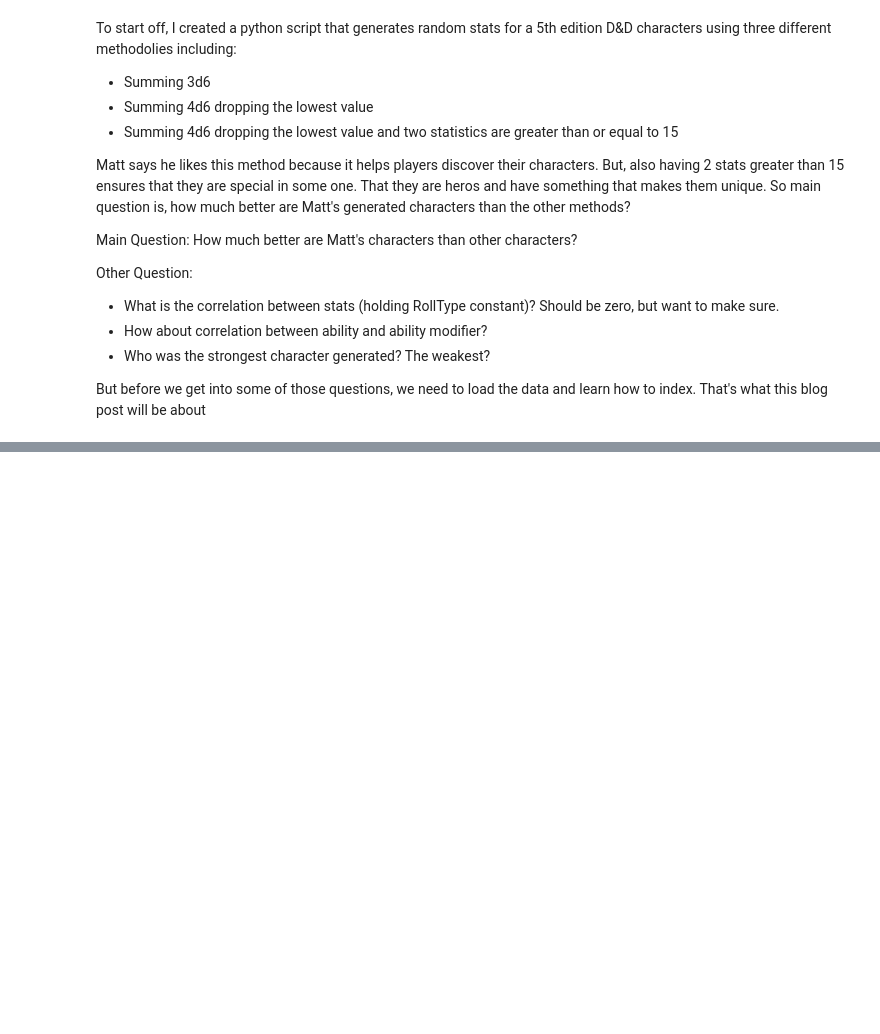
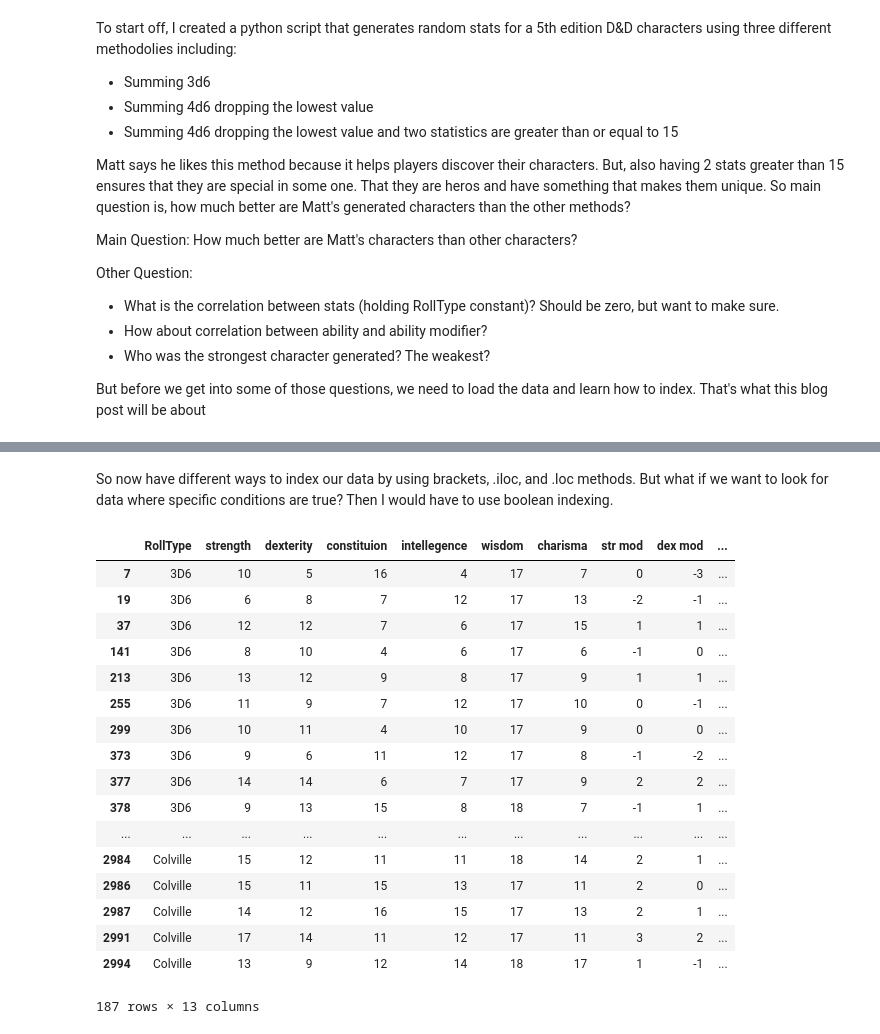
Before and after one commit to JohnErnestBonanno/5E_Stat_Gen, a Jupyter notebook: BlogPost1_Indexing.ipynb, the cells around one changed output, grey strips where cells are left out. Saved outputs shown, nothing was run; the diff lists cells and outputs as text; code cells hidden in the pictures; blank space fills up the shorter version.

Commit message:
Write indexing instructions

```diff
--- a/BlogPost1_Indexing.ipynb
+++ b/BlogPost1_Indexing.ipynb
@@ -34,0 +38,3 @@ But before we get into some of those questions, we need to load the data and lea
+# %%
+#read in data frame
+df = pd.read_csv('1000CharSimulated20seed.csv', index_col=0) #Setting index_col at 0 cleans up the data frame
@@ -34,0 +235,32 @@ But before we get into some of those questions, we need to load the data and lea
+# %% [markdown]
+So now have different ways to index our data by using brackets, .iloc, and .loc methods.  But what if we want to look for data where specific conditions are true?  Then I would have to use boolean indexing.
+# %%
+#say I really want to play a strong monk character with high wisdom AND high dexterity.
+#Using conditional formatting, I can search for where both of those statements are true.
+
+#To do boolean indexing need to use either the brackets or .loc (because .loc is purely interger based, it won't work)
+
+#Below returns a series saying where wisdom is true and false.
+df['wisdom'] >= 17
+
+#We can then use the above to select our data frame for only where wisdom is greater than or equal to 17
+df[df['wisdom'] >= 17] #Nice.  But now lets add the dexterity as well!
+# %% [output]
+|  | RollType | strength | dexterity | constituion | intellegence | wisdom | charisma | str mod | dex mod | ... |
+| 7 | 3D6 | 10 | 5 | 16 | 4 | 17 | 7 | 0 | -3 | ... |
+| 19 | 3D6 | 6 | 8 | 7 | 12 | 17 | 13 | -2 | -1 | ... |
+| 37 | 3D6 | 12 | 12 | 7 | 6 | 17 | 15 | 1 | 1 | ... |
+| 141 | 3D6 | 8 | 10 | 4 | 6 | 17 | 6 | -1 | 0 | ... |
+| 213 | 3D6 | 13 | 12 | 9 | 8 | 17 | 9 | 1 | 1 | ... |
+| 255 | 3D6 | 11 | 9 | 7 | 12 | 17 | 10 | 0 | -1 | ... |
+| 299 | 3D6 | 10 | 11 | 4 | 10 | 17 | 9 | 0 | 0 | ... |
+| 373 | 3D6 | 9 | 6 | 11 | 12 | 17 | 8 | -1 | -2 | ... |
+| 377 | 3D6 | 14 | 14 | 6 | 7 | 17 | 9 | 2 | 2 | ... |
+| 378 | 3D6 | 9 | 13 | 15 | 8 | 18 | 7 | -1 | 1 | ... |
+| ... | ... | ... | ... | ... | ... | ... | ... | ... | ... | ... |
+| 2984 | Colville | 15 | 12 | 11 | 11 | 18 | 14 | 2 | 1 | ... |
+| 2986 | Colville | 15 | 11 | 15 | 13 | 17 | 11 | 2 | 0 | ... |
+| 2987 | Colville | 14 | 12 | 16 | 15 | 17 | 13 | 2 | 1 | ... |
+| 2991 | Colville | 17 | 14 | 11 | 12 | 17 | 11 | 3 | 2 | ... |
+| 2994 | Colville | 13 | 9 | 12 | 14 | 18 | 17 | 1 | -1 | ... |
+187 rows × 13 columns
```
Also changed, not shown: parts of 15 cells of this notebook.
